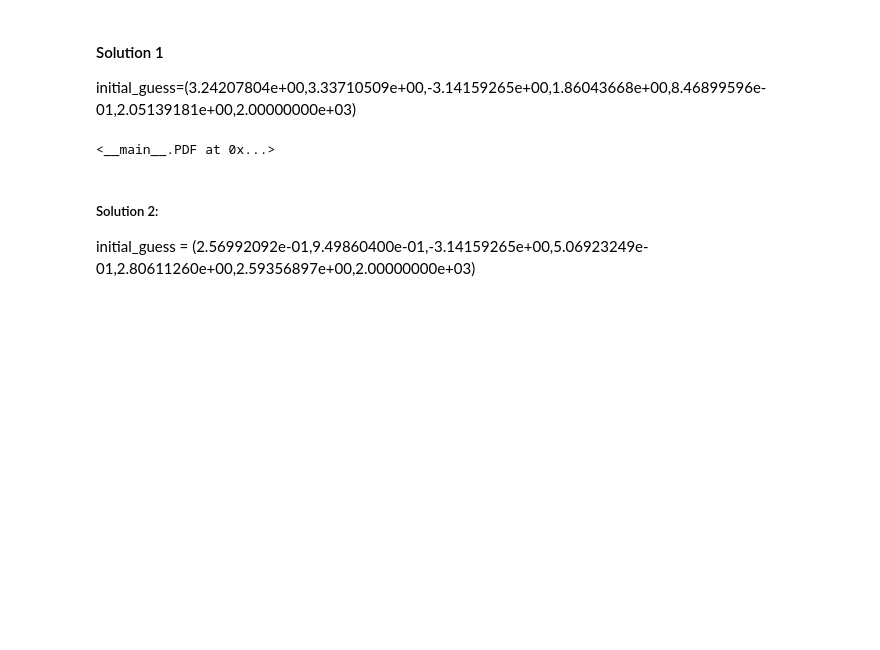
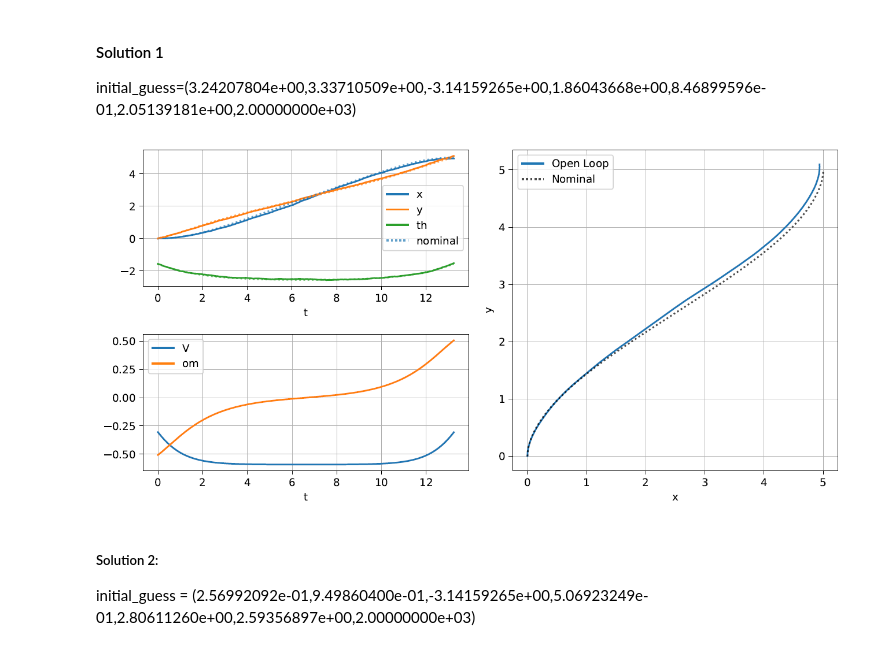
Before and after one commit to haroldmei/AA274A, a Jupyter notebook: aa274a_hw1.ipynb, the cells around one changed output. Saved outputs shown, nothing was run; the diff lists cells and outputs as text; code cells hidden in the pictures; blank space fills up the shorter version.

```diff
--- a/aa274a_hw1.ipynb
+++ b/aa274a_hw1.ipynb
@@ -300,9 +294,10 @@ In order to minimize $J$, the larget the value $\lambda$, the smaller the time i
 #### Solution 1
 initial_guess=(3.24207804e+00,3.33710509e+00,-3.14159265e+00,1.86043668e+00,8.46899596e-01,2.05139181e+00,2.00000000e+03)
 # %%
-PDF('HW1/plots/sim_traj_optimal_control.pdf', size=(1000,600))
+#PDF('HW1/plots/sim_traj_optimal_control.pdf', size=(1000,600))
+Image(filename='HW1/plots/sim_traj_optimal_control.PNG')
 # %% [output]
-<__main__.PDF at 0x...>
+[figure, added]
 # %% [markdown]
 ##### Solution 2:
 initial_guess = (2.56992092e-01,9.49860400e-01,-3.14159265e+00,5.06923249e-01,2.80611260e+00,2.59356897e+00,2.00000000e+03)
```
Also changed, not shown: parts of 7 cells of this notebook.
